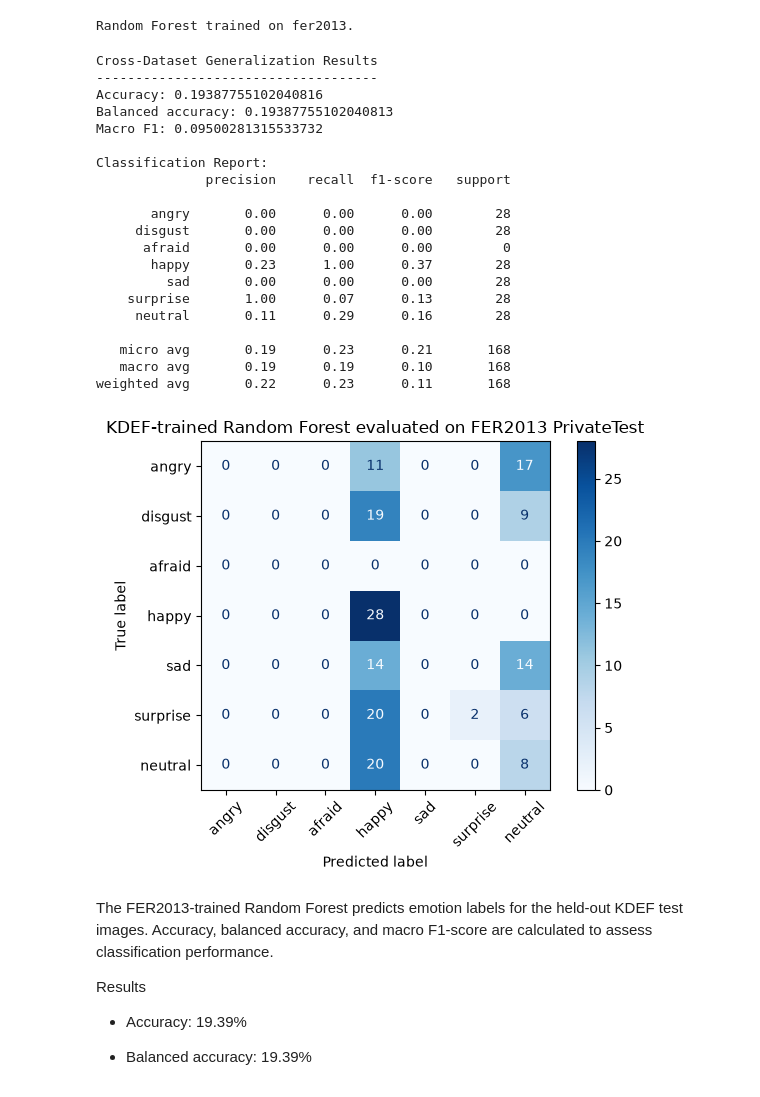
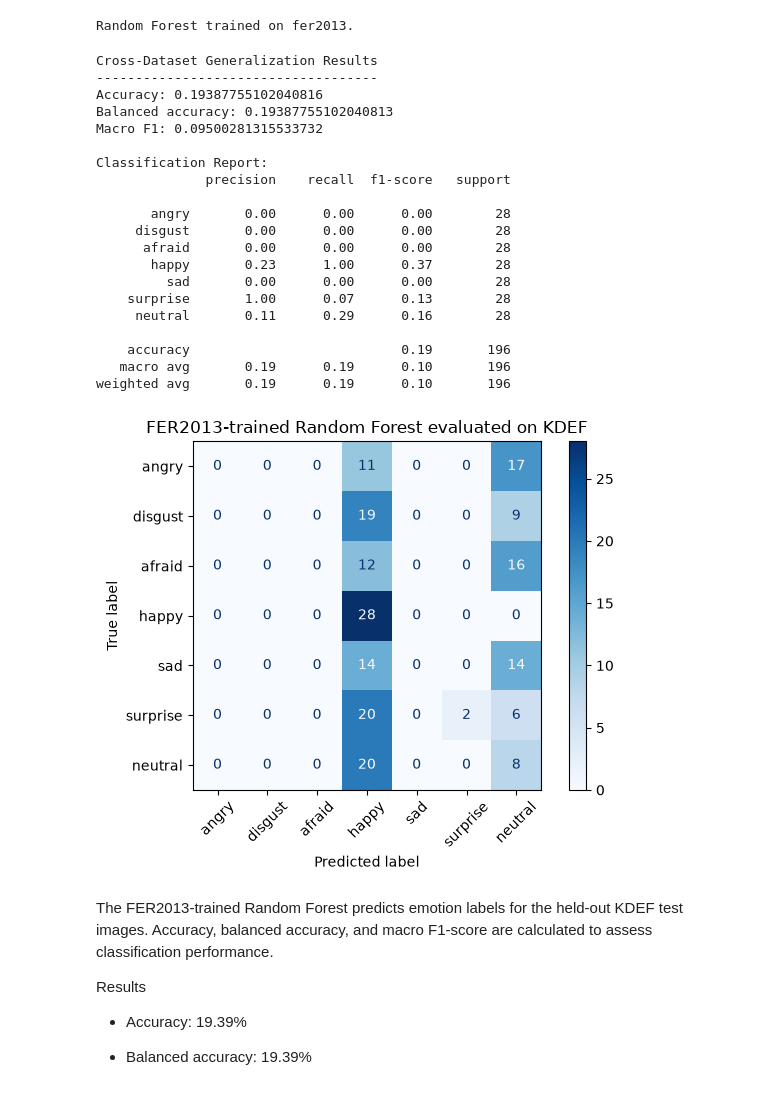
Before and after one commit to HeKaY-boy/Emotion-Detection, a Jupyter notebook: Cross-Dataset Generalization.ipynb, the cells around one changed output. Saved outputs shown, nothing was run; the diff lists cells and outputs as text; code cells hidden in the pictures.

```diff
--- a/Cross-Dataset Generalization.ipynb
+++ b/Cross-Dataset Generalization.ipynb
@@ -255,11 +255,11 @@ The preprocessed KDEF test images and their labels are loaded from `kdef_data`.
 For consistent evaluation, the KDEF label afraid must be mapped to fear, matching the FER2013 label categories before calculating the metrics.
 # %%
 X_kdef_test = kdef_data['X_test_kdef']
-y_kdef_test = np.array(["fear" if l == "afraid" else l for l in kdef_data['y_test_kdef']])
+y_kdef_test = np.array(["afraid" if l == "fear" else l for l in kdef_data['y_test_kdef']])
 
 print("KDEF images:", X_kdef_test.shape)
 print("KDEF labels:", y_kdef_test.shape)
-print("Unique emotions:", np.unique(y_kdef))
+print("Unique emotions:", np.unique(y_kdef_test))
 # %% [output]
 KDEF images: (196, 48, 48)
 KDEF labels: (196,)
@@ -296,39 +296,39 @@ print(classification_report(
     y_kdef_test, y_kdef_pred,
     labels=["angry", "disgust", "afraid", "happy", "sad", "surprise", "neutral"],
     zero_division=0
 ))
 
 labels = ["angry", "disgust", "afraid", "happy", "sad", "surprise", "neutral"]
 
 cm = confusion_matrix(y_kdef_test, y_kdef_pred, labels=labels)
 
 disp = ConfusionMatrixDisplay(confusion_matrix=cm, display_labels=labels)
 disp.plot(xticks_rotation=45, cmap="Blues")
-plt.title("KDEF-trained Random Forest evaluated on FER2013 PrivateTest")
+plt.title("FER2013-trained Random Forest evaluated on KDEF")
 plt.tight_layout()
 plt.show()
 # %% [output]
 Cross-Dataset Generalization Results
 ------------------------------------
 Accuracy: 0.19387755102040816
 Balanced accuracy: 0.19387755102040813
 Macro F1: 0.09500281315533732
 
 Classification Report:
               precision    recall  f1-score   support
 
        angry       0.00      0.00      0.00        28
      disgust       0.00      0.00      0.00        28
-      afraid       0.00      0.00      0.00         0
+      afraid       0.00      0.00      0.00        28
        happy       0.23      1.00      0.37        28
          sad       0.00      0.00      0.00        28
     surprise       1.00      0.07      0.13        28
      neutral       0.11      0.29      0.16        28
 
-   micro avg       0.19      0.23      0.21       168
-   macro avg       0.19      0.19      0.10       168
-weighted avg       0.22      0.23      0.11       168
+    accuracy                           0.19       196
+   macro avg       0.19      0.19      0.10       196
+weighted avg       0.19      0.19      0.10       196
-[figure, old version]
+[figure, new version]
 # %% [markdown]
 The FER2013-trained Random Forest predicts emotion labels for the held-out KDEF test images. Accuracy, balanced accuracy, and macro F1-score are calculated to assess classification performance.
 
```
Also changed, not shown: parts of 1 cell of this notebook.
